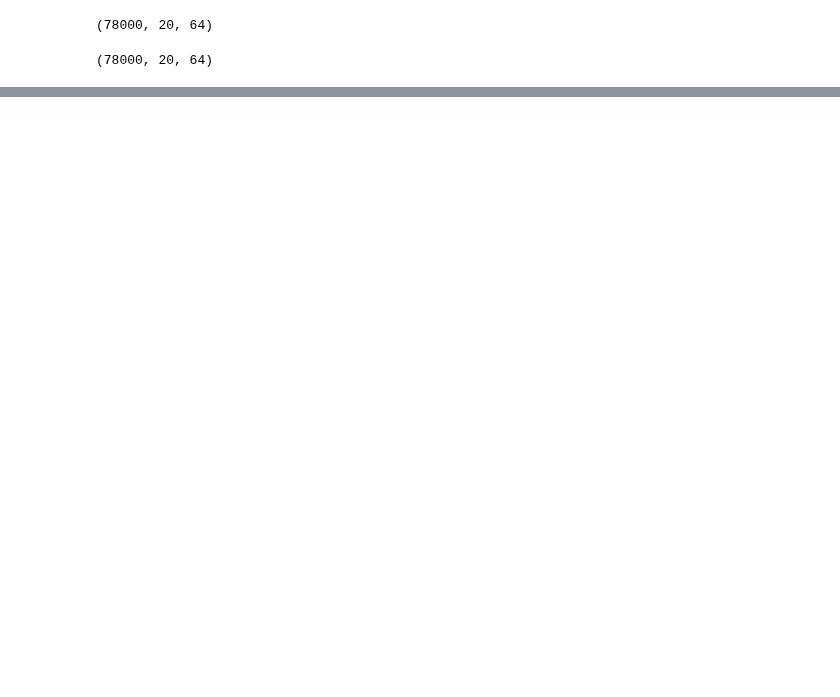
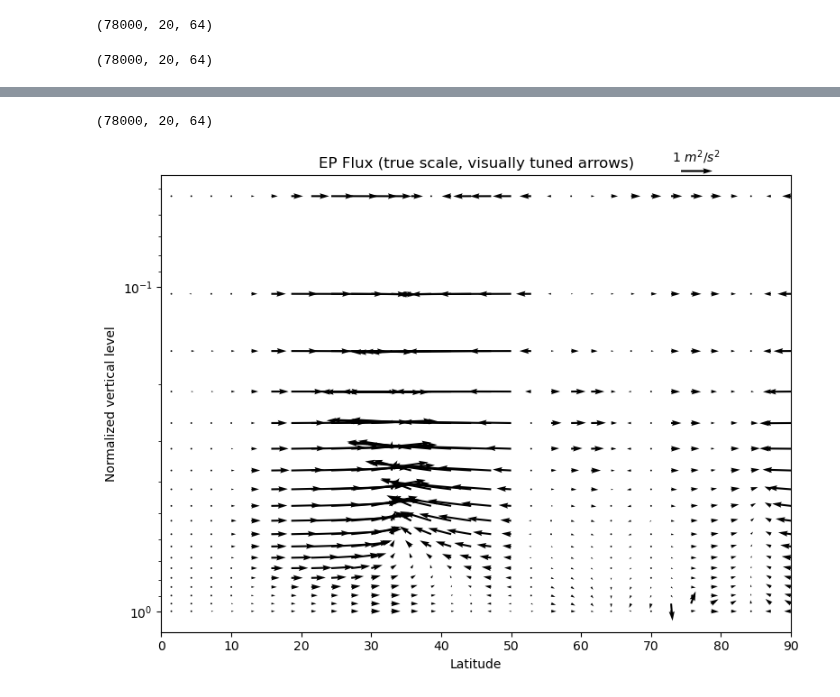
Before and after one commit to PeterChang1023/Moist_Dycore, a Jupyter notebook: EP_flux.ipynb, the cells around one changed output, grey strips where cells are left out. Drawn from its saved outputs; the diff is of its cells as text; code cells hidden in the pictures; blank space fills up the shorter version.

```diff
--- a/EP_flux.ipynb
+++ b/EP_flux.ipynb
@@ -1505,0 +1618,21 @@ Fk.shape
+# %%
+def load_ep_flux_data(pr, save_dir):
+    with h5py.File(os.path.join(save_dir, f"ep_flux_PR{pr}.h5"), "r") as f:
+        Fj = f["Fj"][:]  # (time, level, lat)
+        Fk = f["Fk"][:]
+    return Fj, Fk
+# %%
+# save_dir = "/data92/PeterChang/back_to_master1220/Moist_Dycore/"
+save_dir = "/data92/PeterChang/back_to_master1220/Moist_Dycore/epflux_result_Jucker/"
+
+# pr = 0
+Fj_pr0, Fk_pr0 = load_ep_flux_data(0, save_dir)
+# Fj_pr10, Fk_pr10 = load_ep_flux_data(10, save_dir)
+# Fj_pr20, Fk_pr20 = load_ep_flux_data(20, save_dir)
+# Fj_pr30, Fk_pr30 = load_ep_flux_data(30, save_dir)
+# Fj_pr40, Fk_pr40 = load_ep_flux_data(40, save_dir)
+Fj_pr50, Fk_pr50 = load_ep_flux_data(50, save_dir)
+# %%
+Fj_pr0.shape
+# %% [output]
+(78000, 20, 64)
@@ -1505,0 +1659,40 @@ Fk.shape
+# %%
+Fj_mean_diff_pr40 = Fj_mean_pr40 - Fj_mean_pr0
+Fk_mean_diff_pr40 = Fk_mean_pr40 - Fk_mean_pr0
+# %%
+# 1. 根據 EP flux 的 magnitude 決定箭頭代表的單位
+magnitude = np.sqrt(Fj_mean_diff_pr40**2 + Fk_mean_diff_pr40**2)
+ref_arrow_size = np.nanpercentile(magnitude, 90)  # 第90百分位箭頭作為參考箭頭
+
+# 2. quiver scale 控制「箭頭畫多長」
+quiver_scale = 20 * ref_arrow_size  # 調這個會改箭頭長度（越大箭越短）
+
+# 3. Plot
+y = np.linspace(-90,90,64)
+z_nor = np.linspace(0,1,20)
+yy, zz = np.meshgrid(y, z_nor)
+
+fig, ax = plt.subplots(1, figsize=(8, 6), dpi=100)
+wind_plt = ax.quiver(
+    yy[::, ::], zz[::, ::],
+    Fj_mean_diff_pr40[::, ::], -Fk_mean_diff_pr40[::, ::],
+    color="black", width=3e-3, scale=quiver_scale
+)
+
+# 4. Quiver key，只是圖例，不改數值
+ax.quiverkey(
+    wind_plt, X=0.85, Y=1.01,
+    U=ref_arrow_size,
+    label=f"{ref_arrow_size:.0f} $m^2/s^2$",
+    labelpos='N', labelsep=0.05, color='black'
+)
+ax.set_yscale("log")
+plt.gca().invert_yaxis()
+ax.set_xlim([0, 90])
+ax.set_xlabel("Latitude")
+ax.set_ylabel("Normalized vertical level")
+plt.title("EP Flux (true scale, visually tuned arrows)")
+plt.tight_layout()
+plt.show()
+# %% [output]
+[figure, added]
```
Also changed, not shown: parts of 11 cells of this notebook.
